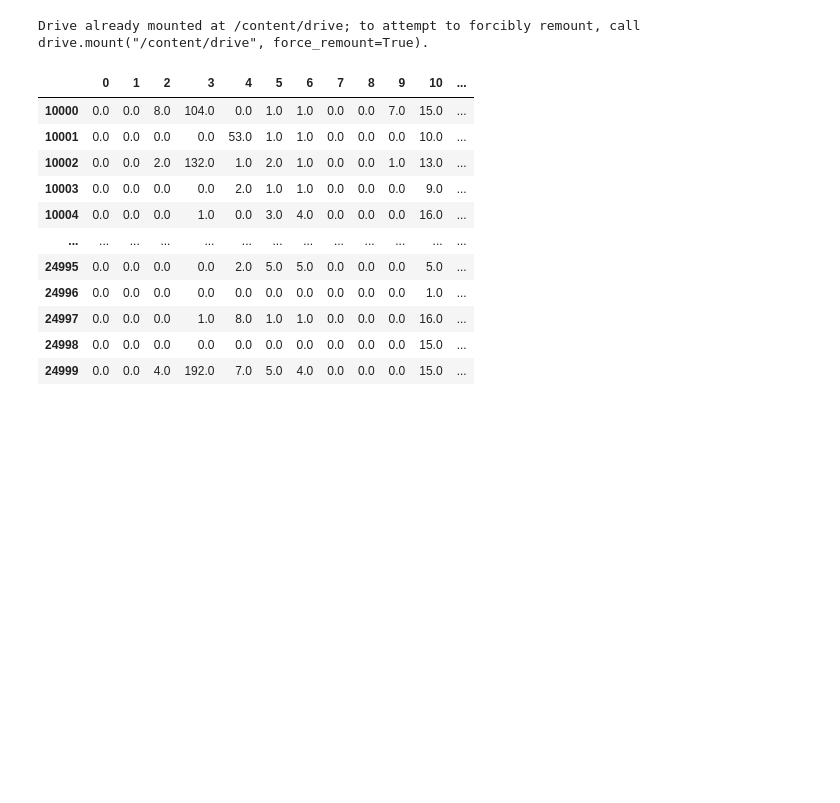
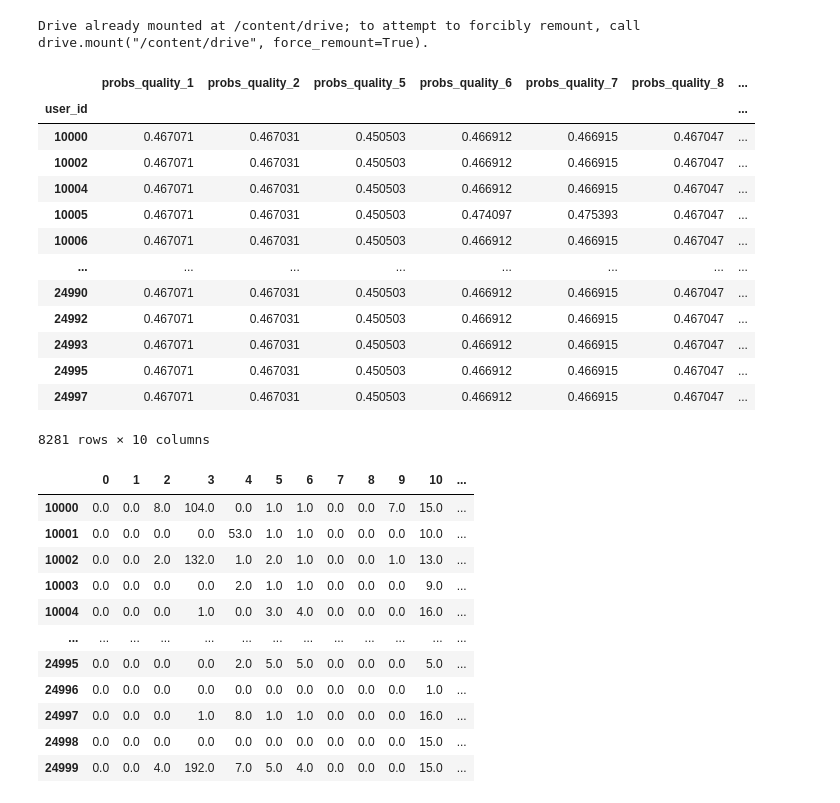
Before and after one commit to chojaeyoon/404, a Jupyter notebook: 식민지/멤제이/Auto_ML_MK3(시계열_그룹화).ipynb, the cells around one changed output. Saved outputs shown, nothing was run; the diff lists cells and outputs as text; code cells hidden in the pictures; blank space fills up the shorter version.

```diff
--- a/식민지/멤제이/Auto_ML_MK3(시계열_그룹화).ipynb
+++ b/식민지/멤제이/Auto_ML_MK3(시계열_그룹화).ipynb
@@ -53,21 +53,22 @@ test_err_42_counts = pd.read_csv(path + '테스트_에러_42항목별_카운트.
 train_err_42_counts = pd.read_csv(path + '트레인_에러_42항목별_카운트.csv', index_col=['Unnamed: 0'])
 
 # 얘는 넣어봐야 의미가 없어서... 일단 제외
-test_err_code_frq = pd.read_csv(path + '테스트_에러_에러코드별_발생횟수.csv', index_col=['Unnamed: 0'])
-train_err_code_frq = pd.read_csv(path +'트레인_에러_에러코드별_발생횟수.csv', index_col=['Unnamed: 0'])
+# test_err_code_frq = pd.read_csv(path + '테스트_에러_에러코드별_발생횟수.csv', index_col=['Unnamed: 0'])
+# train_err_code_frq = pd.read_csv(path +'트레인_에러_에러코드별_발생횟수.csv', index_col=['Unnamed: 0'])
 
 test_err_sum_byday = pd.read_csv(path +'테스트_에러발생_일일누적합계.csv', index_col=['Unnamed: 0'])
 train_err_sum_byday = pd.read_csv(path +'트레인_에러발생_일일누적합계.csv', index_col=['Unnamed: 0'])
 
 # 얘도 넣어봐야 의미가 없어서... 일단 제외
-test_qui_frq = pd.read_csv(path +'테스트_퀼리티_항목별_많이등장.csv', index_col=['Unnamed: 0'])
-train_qui_frq = pd.read_csv(path +'트레인_퀼리티_항목별_많이등장.csv', index_col=['Unnamed: 0'])
+# test_qui_frq = pd.read_csv(path +'테스트_퀼리티_항목별_많이등장.csv', index_col=['Unnamed: 0'])
+# train_qui_frq = pd.read_csv(path +'트레인_퀼리티_항목별_많이등장.csv', index_col=['Unnamed: 0'])
 
 test_qui_sum_byday = pd.read_csv(path +'테스트_퀼리티로그_일일수집합계.csv', index_col=['Unnamed: 0'])
 train_qui_sum_byday = pd.read_csv(path +'트레인_퀼리티로그_일일수집합계.csv', index_col=['Unnamed: 0'])
 
-test_qui_sum_byquality = pd.read_csv(path +'테스트_퀼리티_각각카테고리_합산.csv', index_col=['index'])
-train_qui_sum_byquality = pd.read_csv(path +'트레인_퀼리티_각각카테고리_합산.csv', index_col=['index'])
+# 교체예정
+# test_qui_sum_byquality = pd.read_csv(path +'테스트_퀼리티_각각카테고리_합산.csv', index_col=['index'])
+# train_qui_sum_byquality = pd.read_csv(path +'트레인_퀼리티_각각카테고리_합산.csv', index_col=['index'])
 
 test_2h = pd.read_csv(path +'테스트_err_2시간간격.csv', index_col=['Unnamed: 0'])
 train_2h = pd.read_csv(path +'트레인_err_2시간간격.csv', index_col=['Unnamed: 0'])
@@ -77,6 +78,30 @@ test_6h = pd.read_csv(path + '테스트_err_6시간간
 
 train_12h = pd.read_csv(path + '트레인_err_12시간간격.csv', index_col=['Unnamed: 0'])
 test_12h = pd.read_csv(path + '테스트_err_12시간간격.csv', index_col=['Unnamed: 0'])
+
+## 퀼리티 데이터를 확률로 환산하여 평균한 값
+train_qui_prob = pd.read_csv(path + '트레인_퀼리티_확률.csv')#, index_col=['Unnamed: 0'])
+test_qui_prob = pd.read_csv(path + '테스트_퀼리티_확률.csv')#, index_col=['Unnamed: 0'])
+
+train_qui_prob.set_index(keys = 'user_id', inplace=True)
+test_qui_prob.set_index(keys = 'user_id', inplace=True)
+# %%
+train_qui_prob
+# %% [output]
+|  | probs_quality_1 | probs_quality_2 | probs_quality_5 | probs_quality_6 | probs_quality_7 | probs_quality_8 | ... |
+| user_id |  |  |  |  |  |  | ... |
+| 10000 | 0.467071 | 0.467031 | 0.450503 | 0.466912 | 0.466915 | 0.467047 | ... |
+| 10002 | 0.467071 | 0.467031 | 0.450503 | 0.466912 | 0.466915 | 0.467047 | ... |
+| 10004 | 0.467071 | 0.467031 | 0.450503 | 0.466912 | 0.466915 | 0.467047 | ... |
+| 10005 | 0.467071 | 0.467031 | 0.450503 | 0.474097 | 0.475393 | 0.467047 | ... |
+| 10006 | 0.467071 | 0.467031 | 0.450503 | 0.466912 | 0.466915 | 0.467047 | ... |
+| ... | ... | ... | ... | ... | ... | ... | ... |
+| 24990 | 0.467071 | 0.467031 | 0.450503 | 0.466912 | 0.466915 | 0.467047 | ... |
+| 24992 | 0.467071 | 0.467031 | 0.450503 | 0.466912 | 0.466915 | 0.467047 | ... |
+| 24993 | 0.467071 | 0.467031 | 0.450503 | 0.466912 | 0.466915 | 0.467047 | ... |
+| 24995 | 0.467071 | 0.467031 | 0.450503 | 0.466912 | 0.466915 | 0.467047 | ... |
+| 24997 | 0.467071 | 0.467031 | 0.450503 | 0.466912 | 0.466915 | 0.467047 | ... |
+8281 rows × 10 columns
 # %%
 train_time_series_6h = pd.read_csv(path + '트레인_err_시계열.csv', index_col=['Unnamed: 0'])
 test_time_series_6h = pd.read_csv(path + '테스트_err_시계열.csv', index_col=['Unnamed: 0'])
```
Also changed, not shown: parts of 33 cells of this notebook, 1 other file.
